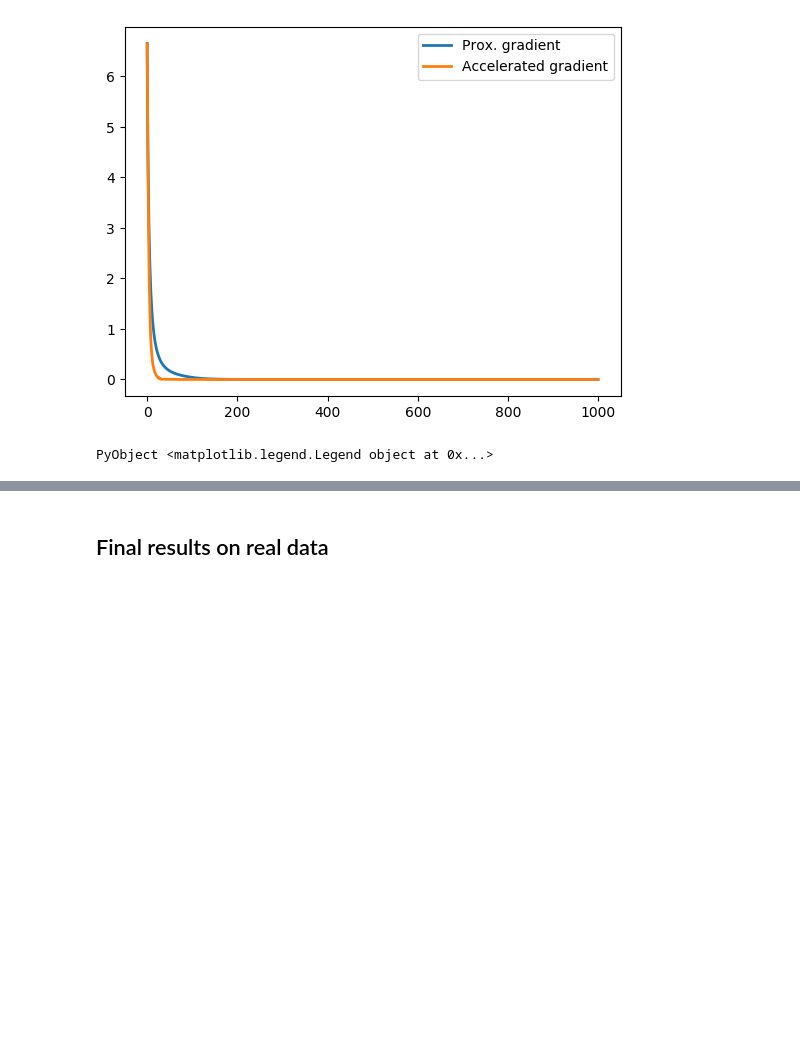
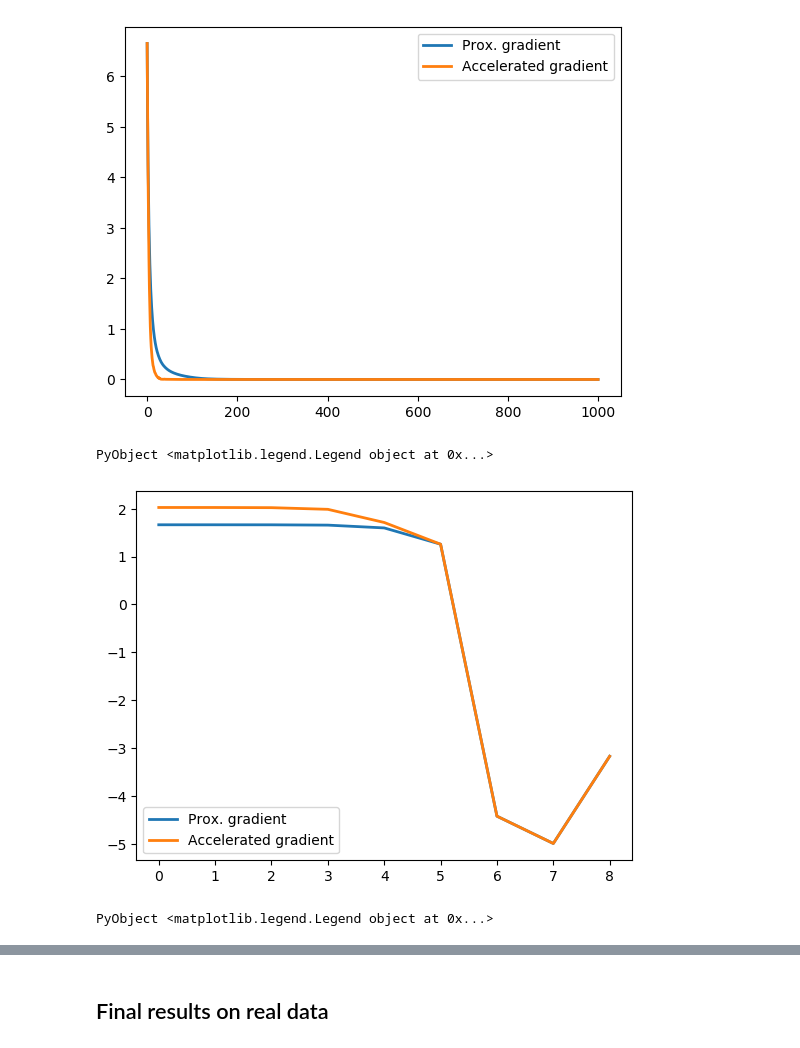
Before and after one commit to mzaffran/proximal_methods, a Jupyter notebook: proximal_gradient.ipynb, the cells around one changed output, grey strips where cells are left out. Drawn from its saved outputs; the diff is of its cells as text; code cells hidden in the pictures; blank space fills up the shorter version.

Commit message:
added lambda variation for simulated data

```diff
--- a/proximal_gradient.ipynb
+++ b/proximal_gradient.ipynb
@@ -173,3 +172,28 @@ legend()
 # %% [output]
 [figure]
 PyObject <matplotlib.legend.Legend object at 0x...>
+# %%
+e_min = -5 ;
+e_max = 3 ;
+lambdas = [5*(float(10)^(i)) for i in range(e_min,e_max, step=1)]
+
+trace_prox = Float64[]
+trace_prox_acc = Float64[]
+
+for λ in lambdas
+
+    optsol = get_solution(A, b, λ)
+
+    trace_1 = proximal_gradient(A, b, u0, step, λ, maxit=10000)
+    push!(trace_prox, trace_1[length(trace_1)] - optsol)
+    trace_2 = accelerated_proximal_gradient(A, b, u0, step, λ, maxit=10000)
+    push!(trace_prox_acc, trace_2[length(trace_2)] - optsol)
+
+end
+
+plot(log10.(abs.(trace_prox)), lw=2., label="Prox. gradient")
+plot(log10.(abs.(trace_prox_acc)), lw=2., label="Accelerated gradient")
+legend()
+# %% [output]
+[figure, added]
+PyObject <matplotlib.legend.Legend object at 0x...>
```
Also changed, not shown: parts of 4 cells of this notebook.
